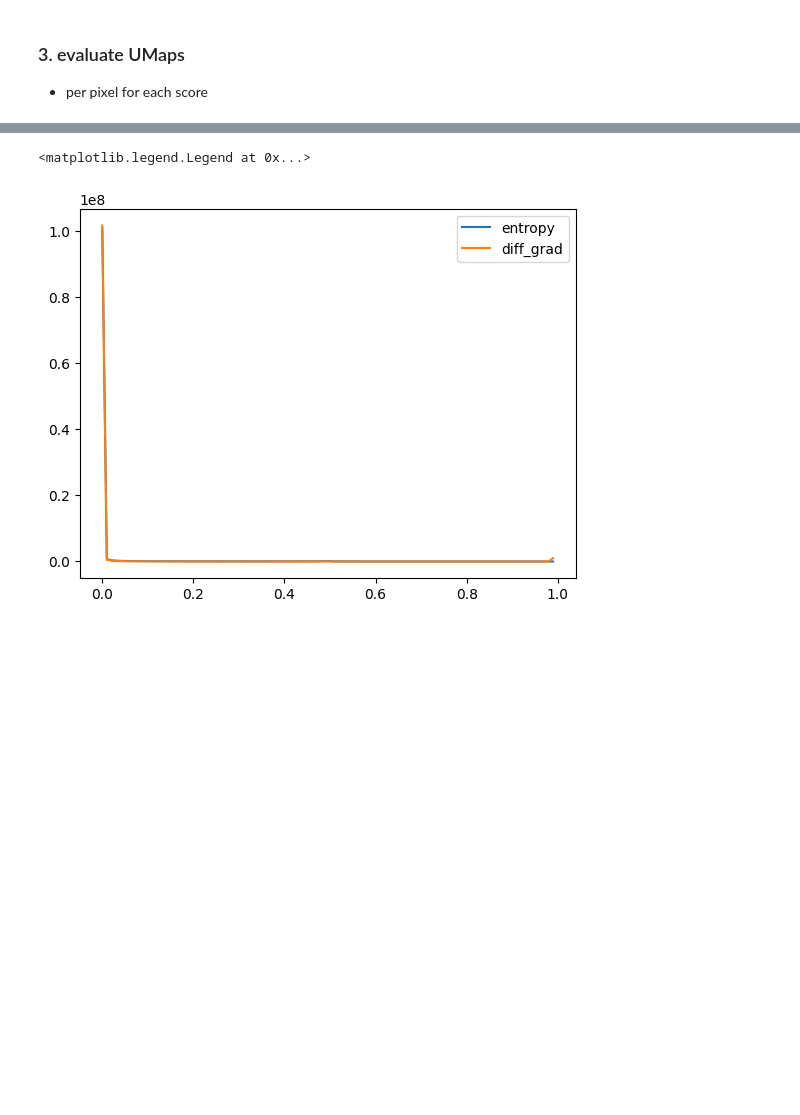
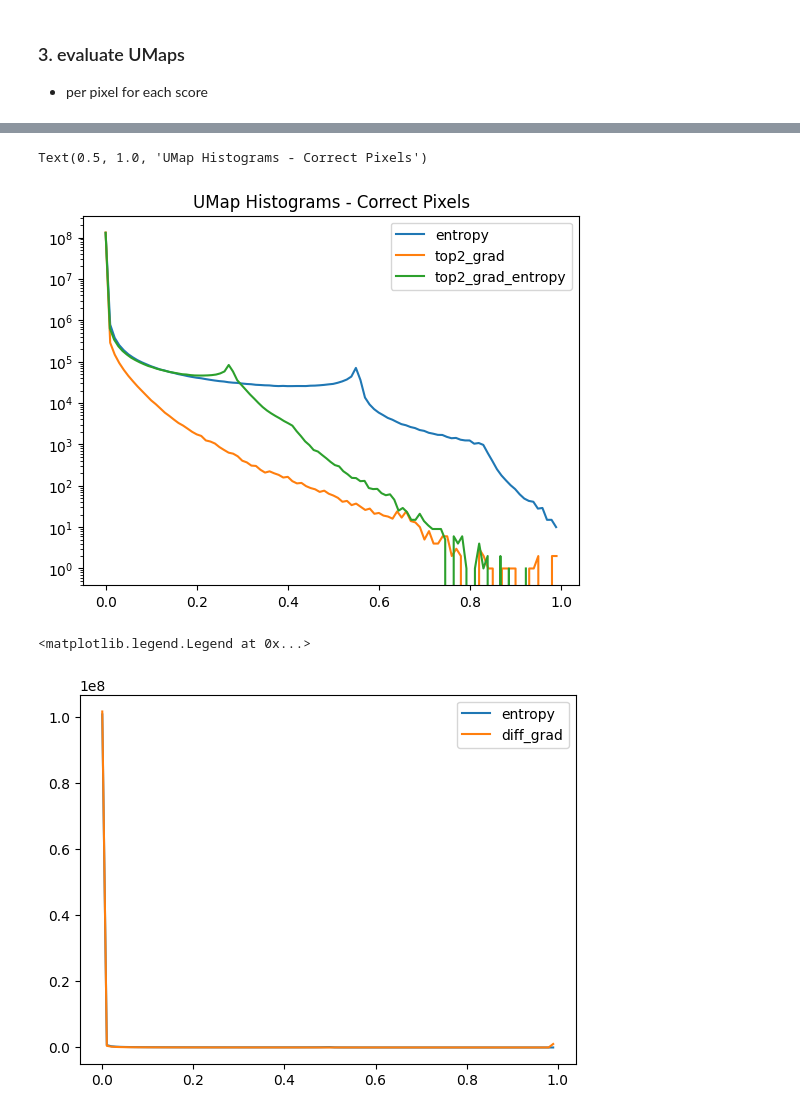
Before and after one commit to MedVisBonn/Segmentation-Distortion, a Jupyter notebook: src/notebooks/combining_scores.ipynb, the cells around one changed output, grey strips where cells are left out. Drawn from its saved outputs; the diff is of its cells as text; code cells hidden in the pictures; blank space fills up the shorter version.

```diff
--- a/src/notebooks/combining_scores.ipynb
+++ b/src/notebooks/combining_scores.ipynb
@@ -786,3 +847,18 @@ tmp
+# %%
+for key in umaps:
+    if key in ['diff_grad', 'diff_grad_entropy']:
+        continue
+    label = label_dict[key]
+    # plt.hist(umaps[key][errmaps == 1], bins=100, alpha=0.5, label=label, )
+    # plt.yscale('log')
+    hist = torch.histogram(umaps[key][errmaps == 0], bins=100)
+    plt.plot(hist[1][:-1], hist[0], label=key)
+    plt.yscale('log')
+plt.legend()
+plt.title('UMap Histograms - Correct Pixels')
+# %% [output]
+Text(0.5, 1.0, 'UMap Histograms - Correct Pixels')
+[figure, added]
 # %%
 umaps_collection_copy = {key: torch.cat(umaps_collection[key]).flatten() for key in umaps_collection}
 for key in umaps_collection_copy:
```
Also changed, not shown: parts of 10 cells of this notebook, 1 other file.
